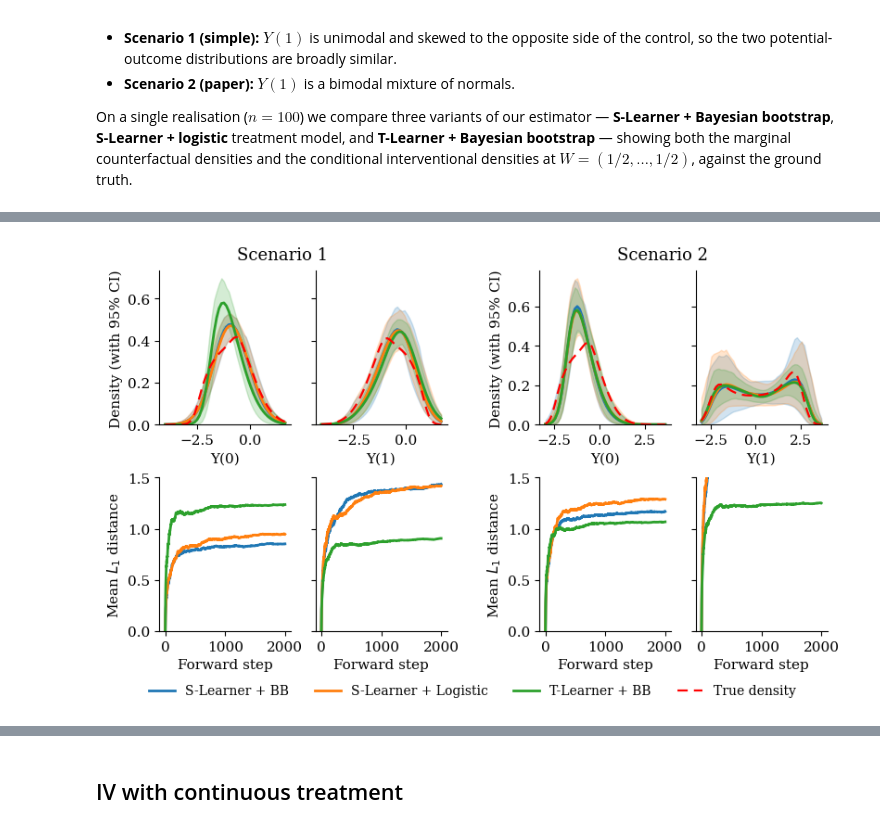
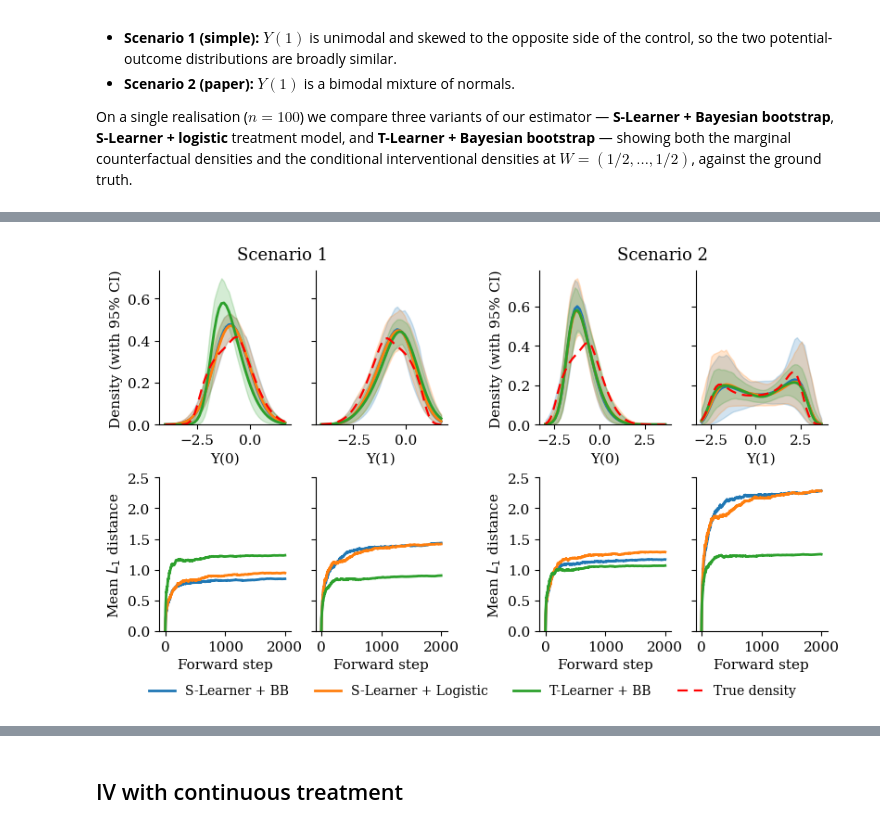
Before and after one commit to gregorsteiner/CausalMP, a Jupyter notebook: Simulated_Examples.ipynb, the cells around one changed output, grey strips where cells are left out. Saved outputs shown, nothing was run; the diff lists cells and outputs as text; code cells hidden in the pictures.

```diff
--- a/Simulated_Examples.ipynb
+++ b/Simulated_Examples.ipynb
@@ -260,35 +260,35 @@ for sf, sc in zip(subfigs, (1, 2)):
         ax.set_ylim(bottom=0)
         ax.set_xlabel(lab, fontsize=11)
     axs[0, 0].set_ylabel("Density (with 95% CI)", fontsize=11)
 
     # Bottom row: mean L1 stability trajectories
     for c, (xkey, lab) in enumerate(cols):
         ax = axs[1, c]
         xi = int(xkey.split("_")[1])
         for name, res, color in R["methods"]:
             l1 = res["l1_trajectory"][:, :, xi]  # (B, T+1)
             steps = np.arange(l1.shape[1])
             ax.plot(steps, l1.mean(axis=0), color=color, linewidth=2)
         ax.set_ylim(bottom=0)
         ax.set_xlabel("Forward step", fontsize=11)
     axs[1, 0].set_ylabel(r"Mean $L_1$ distance", fontsize=11)
     l1_axes.extend([axs[1, 0], axs[1, 1]])
 
 # unify y-limits across all L1 plots
 #ymax = max(ax.get_ylim()[1] for ax in l1_axes)
 for ax in l1_axes:
-    ax.set_ylim(0, 1.5)
+    ax.set_ylim(0, 2.5)
 
 # shared legend below the whole figure
 legend_handles = [Line2D([0], [0], color=color, linewidth=2, label=name)
                   for name, _, color in results[1]["methods"]]
 legend_handles.append(Line2D([0], [0], color="red", linewidth=1.6, linestyle=DASH, label="True density"))
 fig.legend(handles=legend_handles, loc="outside lower center", ncol=4, frameon=False, fontsize=10)
 
 fig.savefig('Figures/Simulation_Illustration.pdf', dpi=300, bbox_inches='tight')
 plt.show()
 # %% [output]
-[figure, old version]
+[figure, new version]
 # %%
 # ── Coverage experiment: repeat over many simulated datasets, for both scenarios ─────────
 # For each scenario and replicate we draw a fresh dataset, fit all three estimators on a
```
Also changed, not shown: parts of 3 cells of this notebook, 3 other files.
